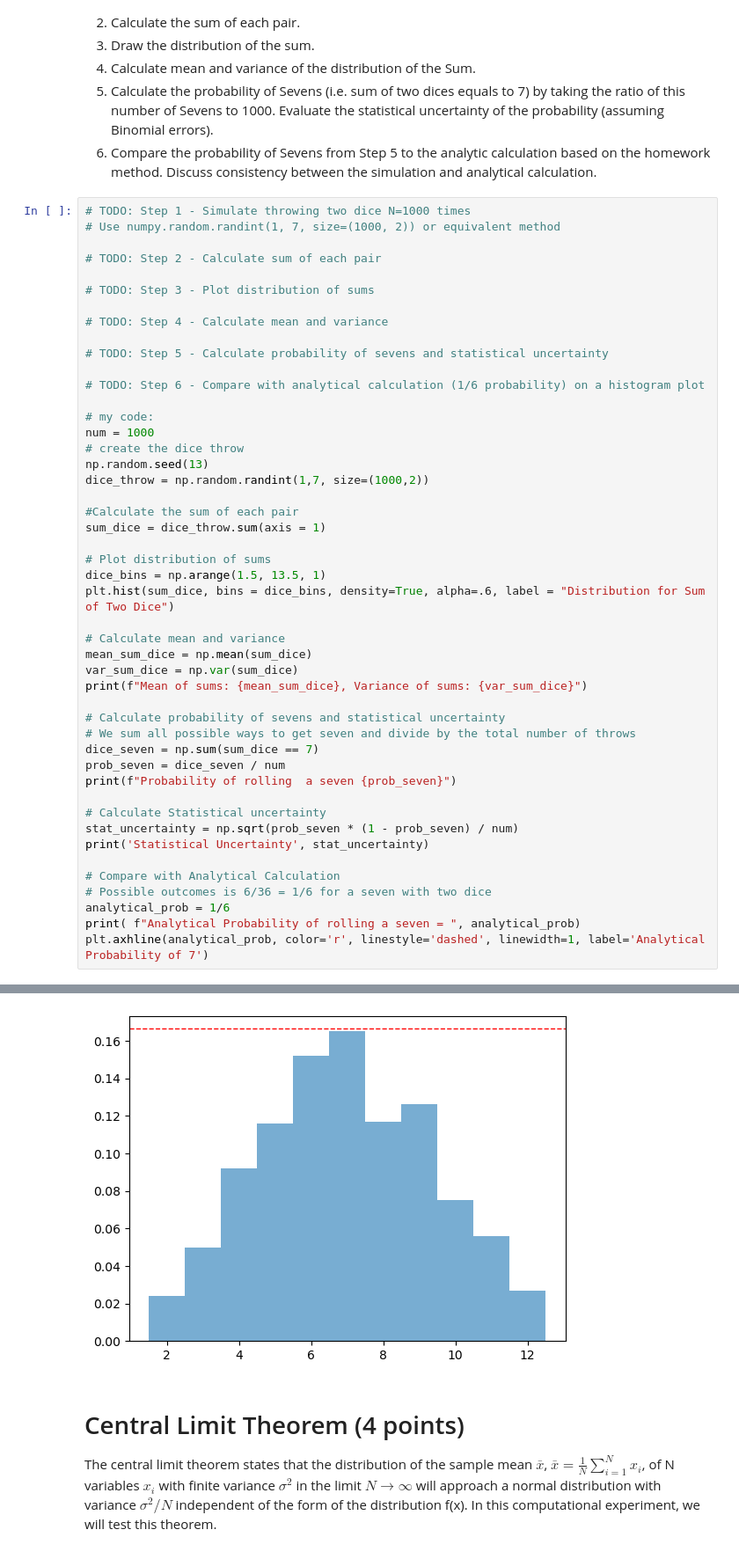
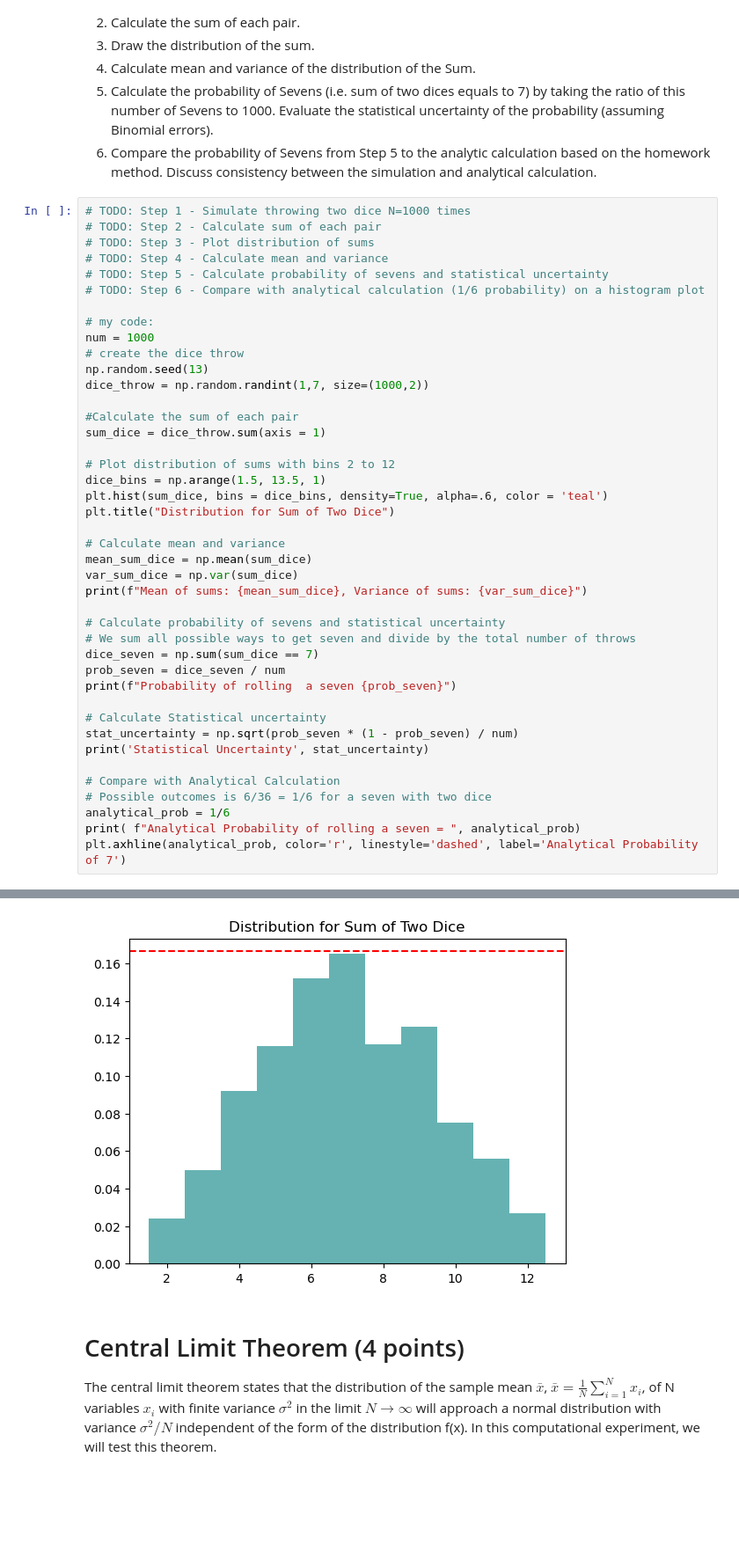
Before and after one commit to leoquintana4/Phys-434, a Jupyter notebook: PHYS434_Lab2.ipynb, the cells around one changed output, grey strips where cells are left out. Shown at 88% size. Saved outputs shown, nothing was run; the diff lists cells and outputs as text; blank space fills up the shorter version.

```diff
--- a/PHYS434_Lab2.ipynb
+++ b/PHYS434_Lab2.ipynb
@@ -121,16 +116,10 @@ We can simulate a fair dice by drawing a random uniform distribution of x betwee
 6. Compare the probability of Sevens from Step 5 to the analytic calculation based on the homework method. Discuss consistency between the simulation and analytical calculation.
 # %%
 # TODO: Step 1 - Simulate throwing two dice N=1000 times
-# Use numpy.random.randint(1, 7, size=(1000, 2)) or equivalent method
-
 # TODO: Step 2 - Calculate sum of each pair
-
 # TODO: Step 3 - Plot distribution of sums
-
 # TODO: Step 4 - Calculate mean and variance
-
 # TODO: Step 5 - Calculate probability of sevens and statistical uncertainty
-
 # TODO: Step 6 - Compare with analytical calculation (1/6 probability) on a histogram plot
 
 # my code:
@@ -142,37 +131,38 @@ dice_throw = np.random.randint(1,7, size=(1000,2))
 #Calculate the sum of each pair
 sum_dice = dice_throw.sum(axis = 1)
 
-# Plot distribution of sums
+# Plot distribution of sums with bins 2 to 12
 dice_bins = np.arange(1.5, 13.5, 1)
-plt.hist(sum_dice, bins = dice_bins, density=True, alpha=.6, label = "Distribution for Sum of Two Dice")
+plt.hist(sum_dice, bins = dice_bins, density=True, alpha=.6, color = 'teal')
+plt.title("Distribution for Sum of Two Dice")
 
 # Calculate mean and variance
 mean_sum_dice = np.mean(sum_dice)
 var_sum_dice = np.var(sum_dice)
 print(f"Mean of sums: {mean_sum_dice}, Variance of sums: {var_sum_dice}")
 
 # Calculate probability of sevens and statistical uncertainty
 # We sum all possible ways to get seven and divide by the total number of throws
 dice_seven = np.sum(sum_dice == 7)
 prob_seven = dice_seven / num
 print(f"Probability of rolling  a seven {prob_seven}")
 
 # Calculate Statistical uncertainty
 stat_uncertainty = np.sqrt(prob_seven * (1 - prob_seven) / num)
 print('Statistical Uncertainty', stat_uncertainty)
 
 # Compare with Analytical Calculation
 # Possible outcomes is 6/36 = 1/6 for a seven with two dice
 analytical_prob = 1/6
 print( f"Analytical Probability of rolling a seven = ", analytical_prob)
-plt.axhline(analytical_prob, color='r', linestyle='dashed', linewidth=1, label='Analytical Probability of 7')
+plt.axhline(analytical_prob, color='r', linestyle='dashed', label='Analytical Probability of 7')
 # %% [output]
 Mean of sums: 6.973, Variance of sums: 5.7102710000000005
 Probability of rolling  a seven 0.165
 Statistical Uncertainty 0.011737759581794134
 Analytical Probability of rolling a seven =  0.16666666666666666
 <matplotlib.lines.Line2D at 0x...>
-[figure, old version]
+[figure, new version]
 # %% [markdown]
 # Central Limit Theorem (4 points)
 
```
Also changed, not shown: parts of 12 cells of this notebook, 13 other files.
